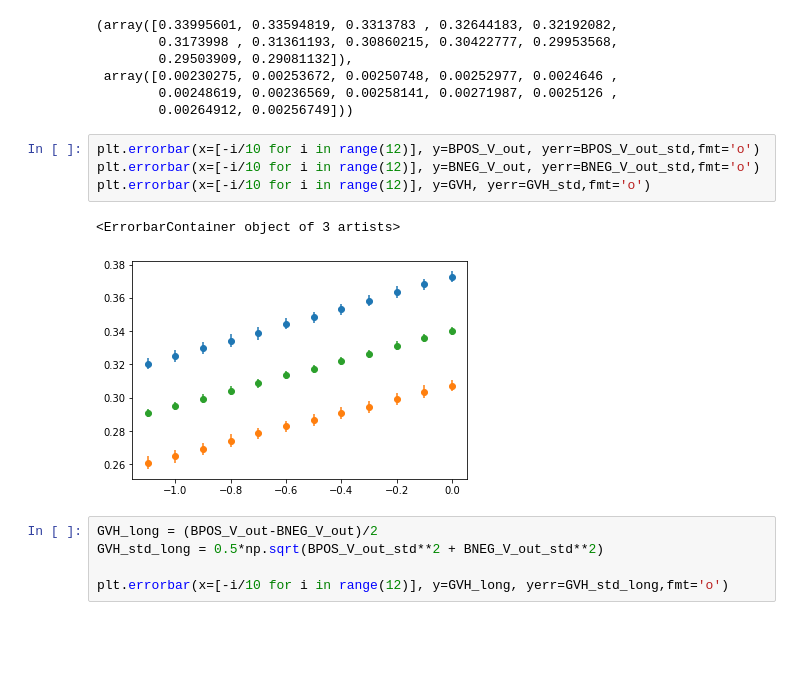
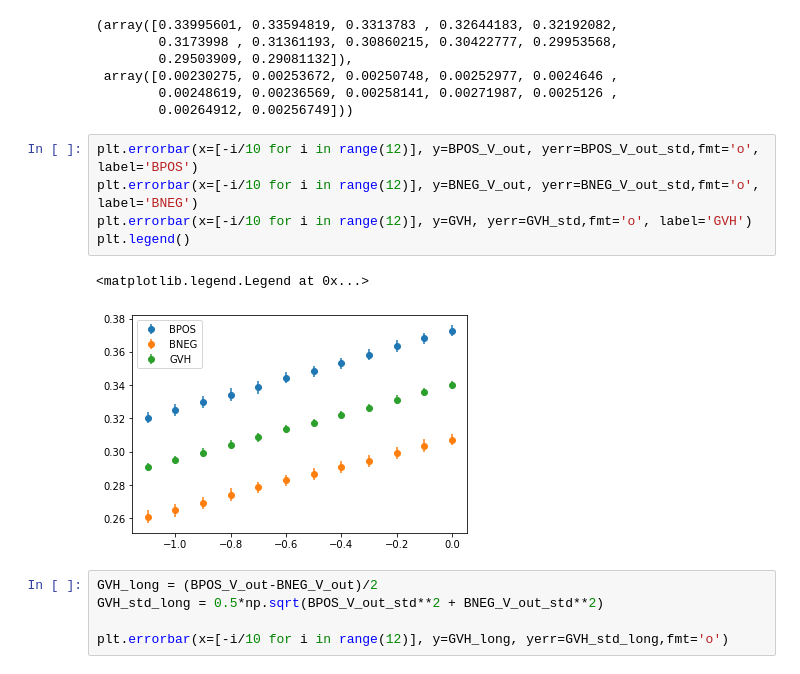
Before and after one commit to mattiasotgia/Lab2, a Jupyter notebook: esperienza_7__effetto_hall/analisi_dati/220518_d1_analisi.ipynb, the cells around one changed output. Saved outputs shown, nothing was run; the diff lists cells and outputs as text; blank space fills up the shorter version.

```diff
--- a/esperienza_7__effetto_hall/analisi_dati/220518_d1_analisi.ipynb
+++ b/esperienza_7__effetto_hall/analisi_dati/220518_d1_analisi.ipynb
@@ -104,12 +102,13 @@ GVH, GVH_std
         0.00248619, 0.00236569, 0.00258141, 0.00271987, 0.0025126 ,
         0.00264912, 0.00256749]))
 # %%
-plt.errorbar(x=[-i/10 for i in range(12)], y=BPOS_V_out, yerr=BPOS_V_out_std,fmt='o')
-plt.errorbar(x=[-i/10 for i in range(12)], y=BNEG_V_out, yerr=BNEG_V_out_std,fmt='o')
-plt.errorbar(x=[-i/10 for i in range(12)], y=GVH, yerr=GVH_std,fmt='o')
+plt.errorbar(x=[-i/10 for i in range(12)], y=BPOS_V_out, yerr=BPOS_V_out_std,fmt='o', label='BPOS')
+plt.errorbar(x=[-i/10 for i in range(12)], y=BNEG_V_out, yerr=BNEG_V_out_std,fmt='o', label='BNEG')
+plt.errorbar(x=[-i/10 for i in range(12)], y=GVH, yerr=GVH_std,fmt='o', label='GVH')
+plt.legend()
 # %% [output]
-<ErrorbarContainer object of 3 artists>
+<matplotlib.legend.Legend at 0x...>
-[figure, old version]
+[figure, new version]
 # %%
 GVH_long = (BPOS_V_out-BNEG_V_out)/2
 GVH_std_long = 0.5*np.sqrt(BPOS_V_out_std**2 + BNEG_V_out_std**2)
```
Also changed, not shown: parts of 4 cells of this notebook, 1 other file.
